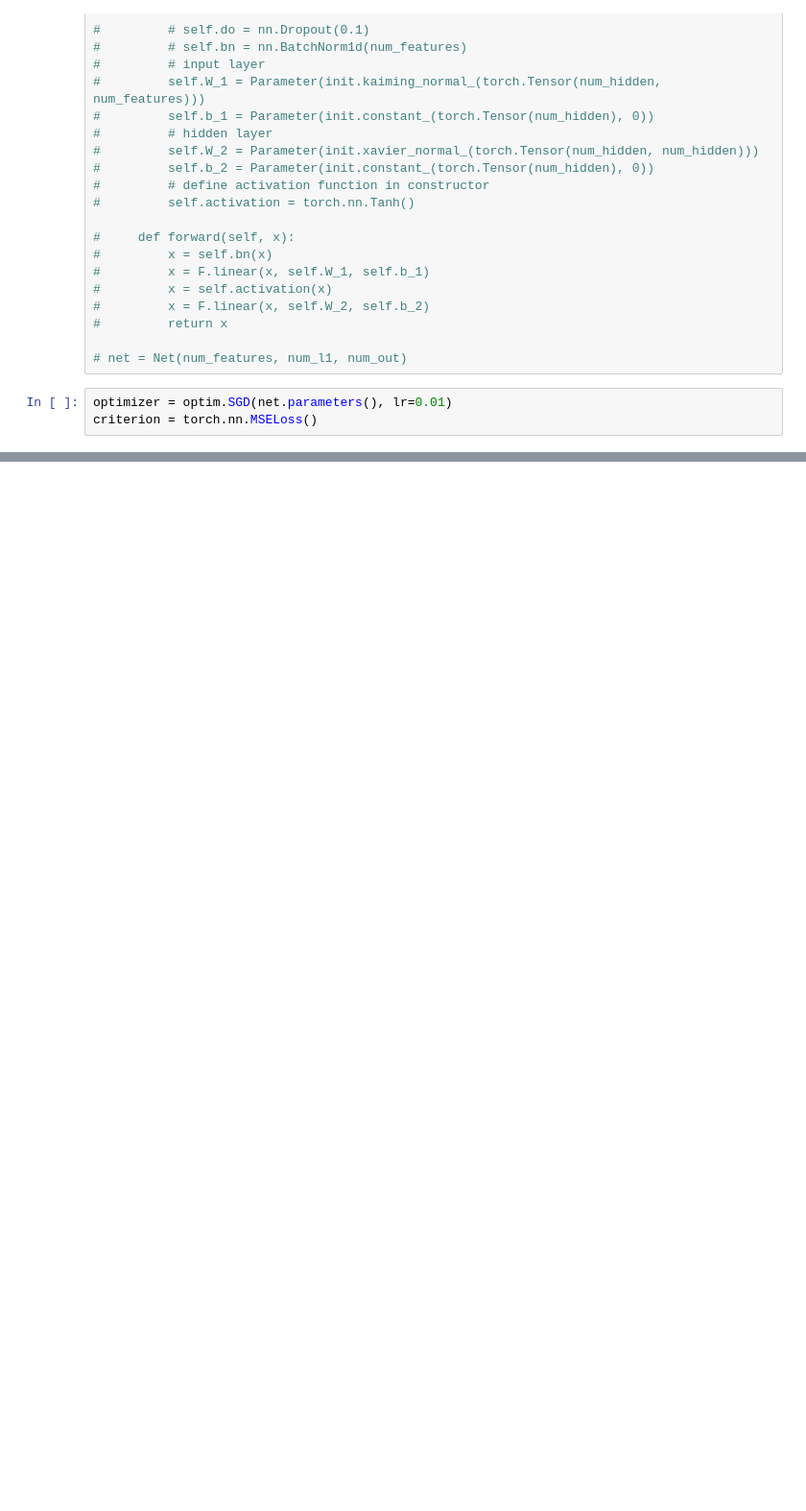
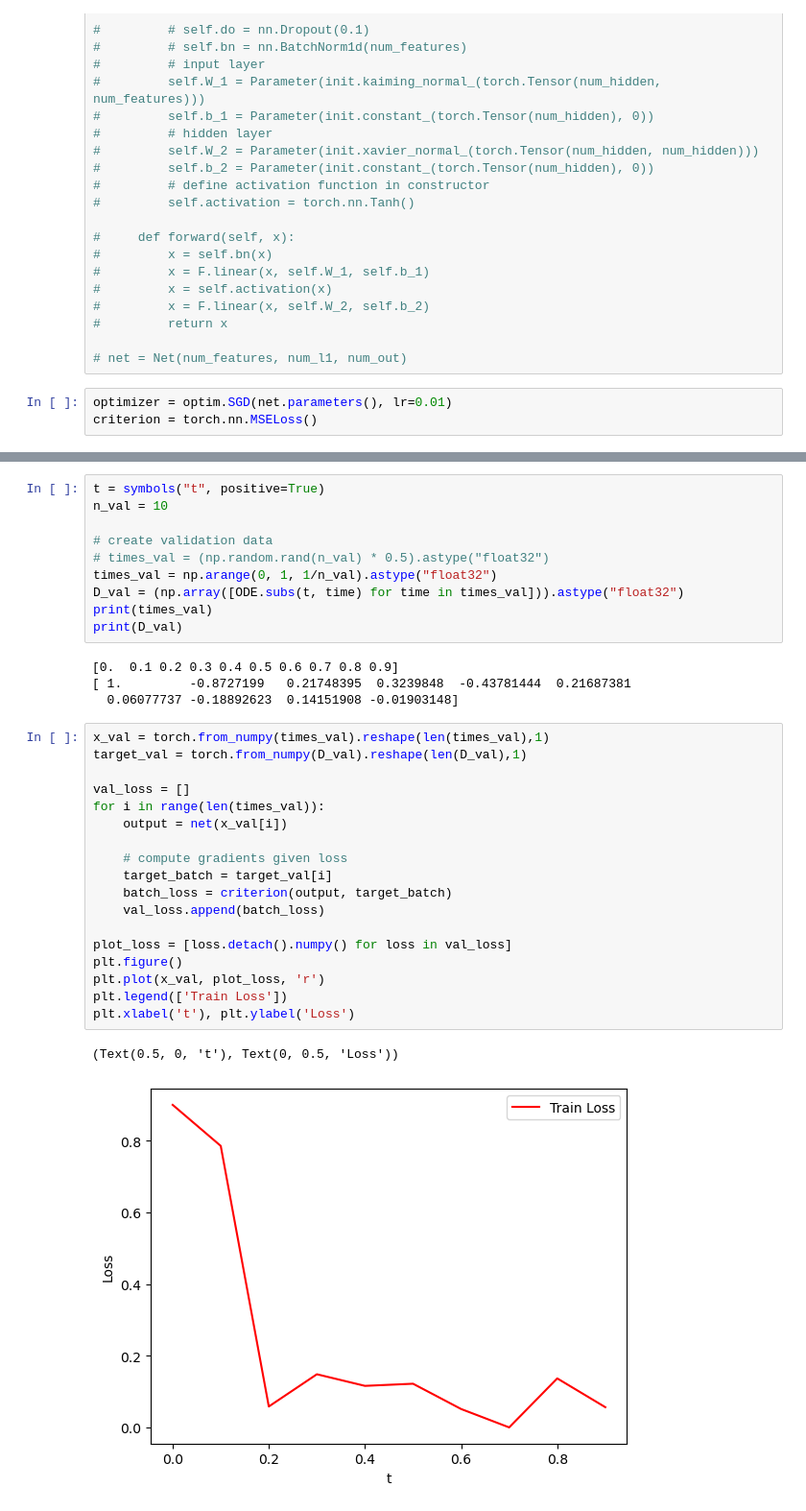
Before and after one commit to KasperKCarlsen/final-assignment-02456, a Jupyter notebook: assignment.ipynb, the cells around one changed output, grey strips where cells are left out. Shown at 96% size. Drawn from its saved outputs; the diff is of its cells as text; blank space fills up the shorter version.

```diff
--- a/assignment.ipynb
+++ b/assignment.ipynb
@@ -255,0 +248,35 @@ Epoch 91 : Train Loss 0.021194
+# %%
+t = symbols("t", positive=True)
+n_val = 10
+
+# create validation data
+# times_val = (np.random.rand(n_val) * 0.5).astype("float32")
+times_val = np.arange(0, 1, 1/n_val).astype("float32")
+D_val = (np.array([ODE.subs(t, time) for time in times_val])).astype("float32")
+print(times_val)
+print(D_val)
+# %% [output]
+[0.  0.1 0.2 0.3 0.4 0.5 0.6 0.7 0.8 0.9]
+[ 1.         -0.8727199   0.21748395  0.3239848  -0.43781444  0.21687381
+  0.06077737 -0.18892623  0.14151908 -0.01903148]
+# %%
+x_val = torch.from_numpy(times_val).reshape(len(times_val),1)
+target_val = torch.from_numpy(D_val).reshape(len(D_val),1)
+
+val_loss = []
+for i in range(len(times_val)):
+    output = net(x_val[i])
+
+    # compute gradients given loss
+    target_batch = target_val[i]
+    batch_loss = criterion(output, target_batch)
+    val_loss.append(batch_loss)
+
+plot_loss = [loss.detach().numpy() for loss in val_loss]
+plt.figure()
+plt.plot(x_val, plot_loss, 'r')
+plt.legend(['Train Loss'])
+plt.xlabel('t'), plt.ylabel('Loss')
+# %% [output]
+(Text(0.5, 0, 't'), Text(0, 0.5, 'Loss'))
+[figure, added]
```
Also changed, not shown: parts of 7 cells of this notebook.
